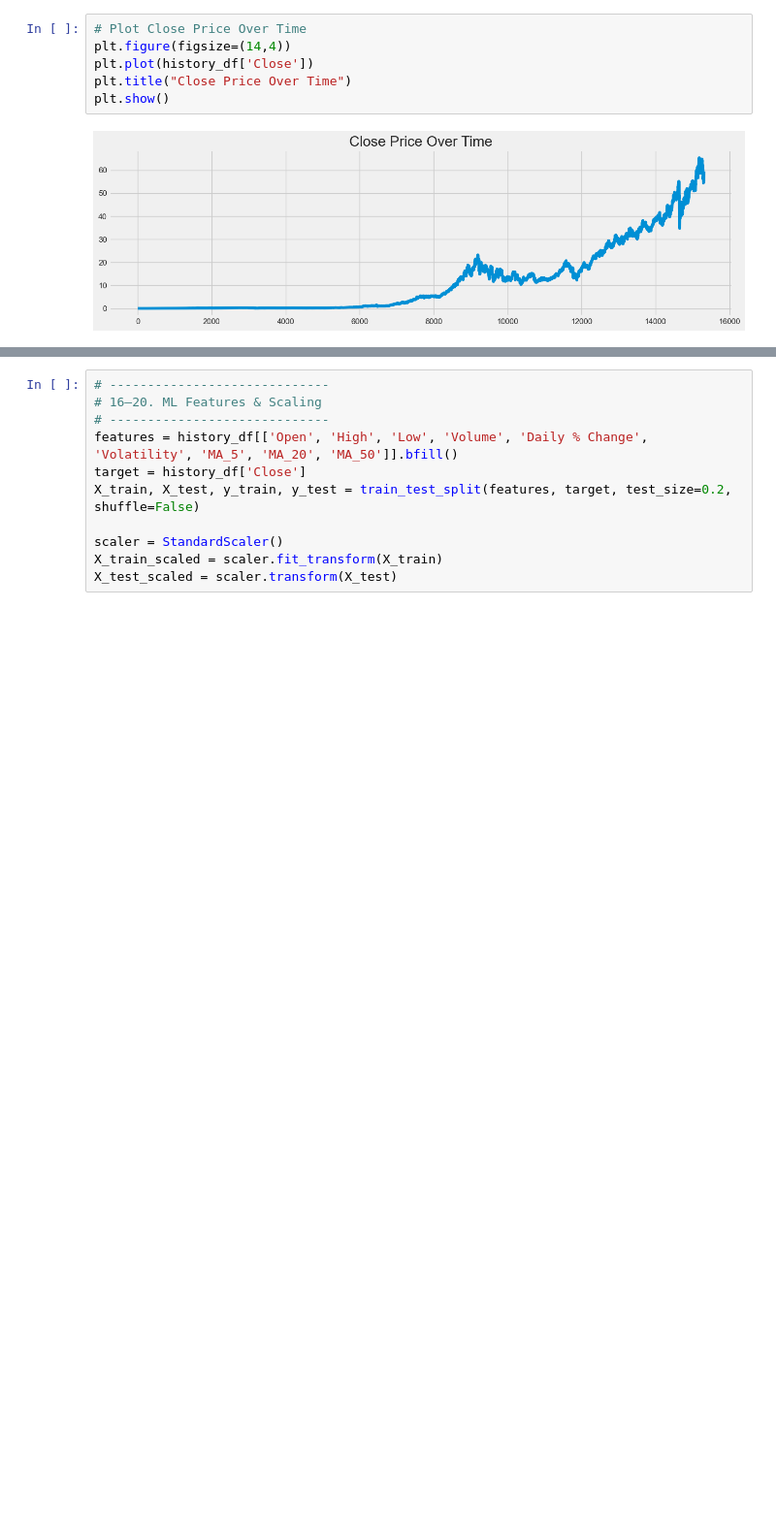
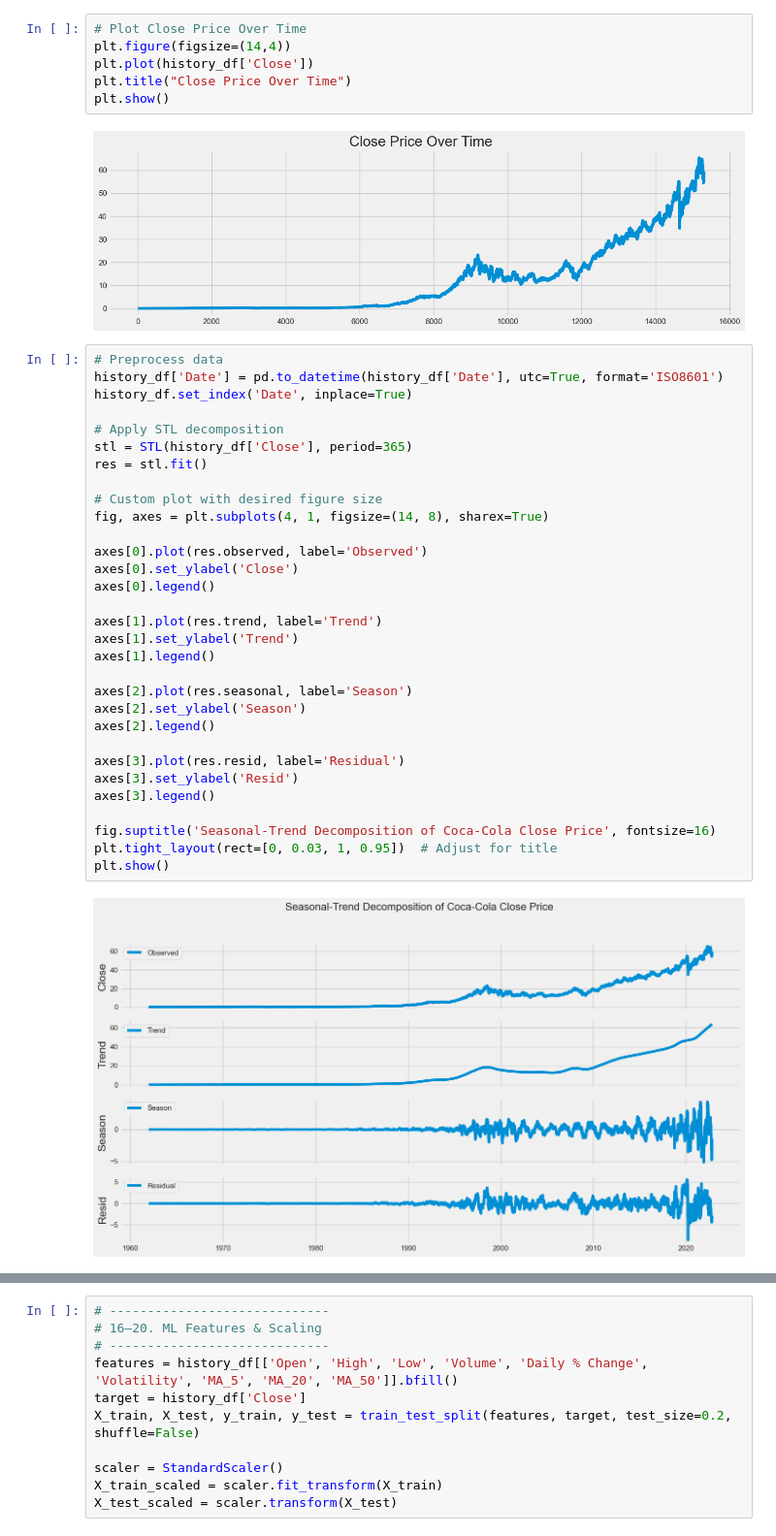
Before and after one commit to SK-TOUFIK-ISLAM-07/Data-Analytics, a Jupyter notebook: Coca-Cola.ipynb, the cells around one changed output, grey strips where cells are left out. Shown at 97% size. Cells and saved outputs as stored; diff of their text form; blank space fills up the shorter version.

```diff
--- a/Coca-Cola.ipynb
+++ b/Coca-Cola.ipynb
@@ -183,3 +211,36 @@ plt.title("Close Price Over Time")
 plt.show()
 # %% [output]
 [figure]
+# %%
+# Preprocess data
+history_df['Date'] = pd.to_datetime(history_df['Date'], utc=True, format='ISO8601')
+history_df.set_index('Date', inplace=True)
+
+# Apply STL decomposition
+stl = STL(history_df['Close'], period=365)
+res = stl.fit()
+
+# Custom plot with desired figure size
+fig, axes = plt.subplots(4, 1, figsize=(14, 8), sharex=True)
+
+axes[0].plot(res.observed, label='Observed')
+axes[0].set_ylabel('Close')
+axes[0].legend()
+
+axes[1].plot(res.trend, label='Trend')
+axes[1].set_ylabel('Trend')
+axes[1].legend()
+
+axes[2].plot(res.seasonal, label='Season')
+axes[2].set_ylabel('Season')
+axes[2].legend()
+
+axes[3].plot(res.resid, label='Residual')
+axes[3].set_ylabel('Resid')
+axes[3].legend()
+
+fig.suptitle('Seasonal-Trend Decomposition of Coca-Cola Close Price', fontsize=16)
+plt.tight_layout(rect=[0, 0.03, 1, 0.95])  # Adjust for title
+plt.show()
+# %% [output]
+[figure, added]
```
Also changed, not shown: parts of 7 cells of this notebook.
